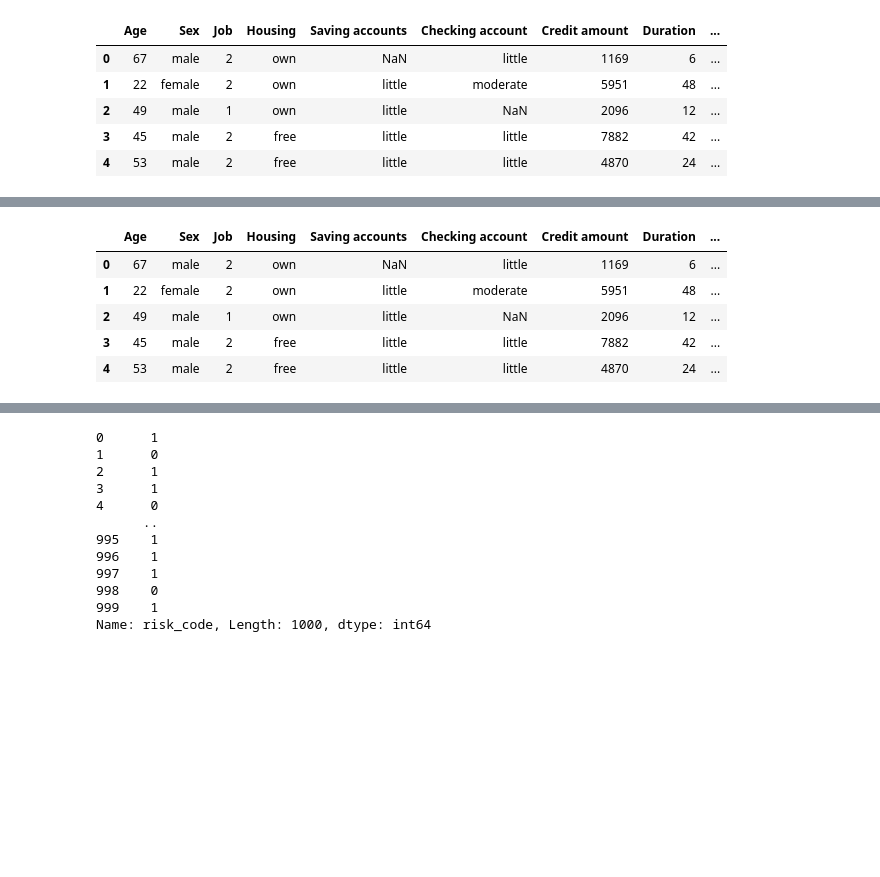
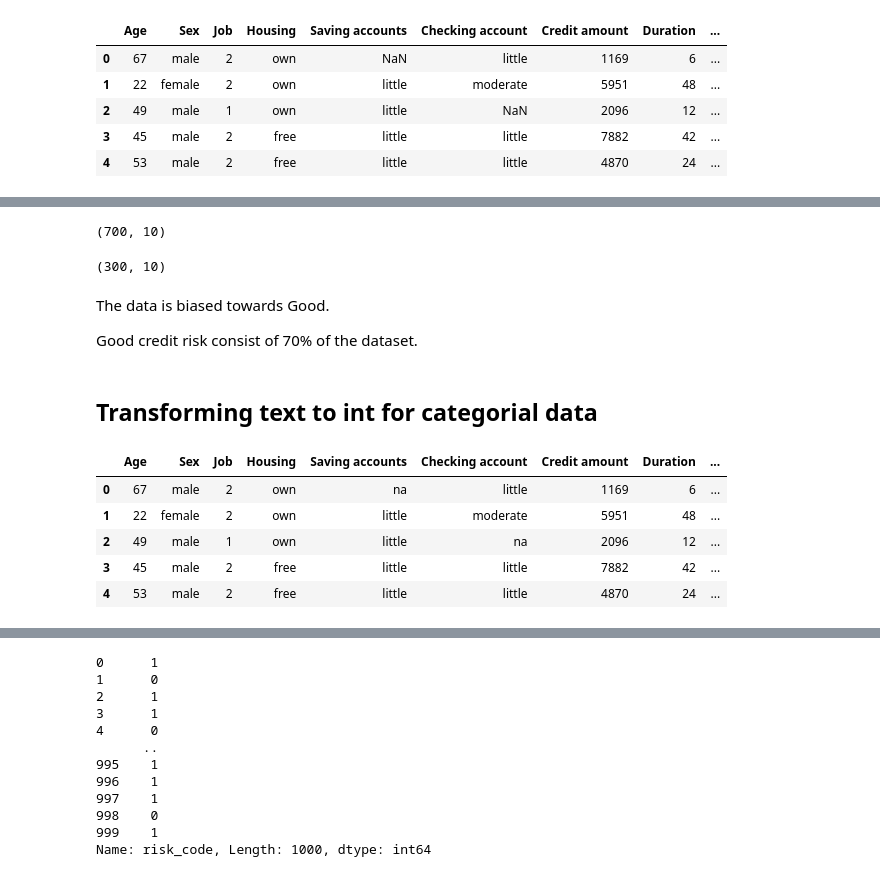
Before and after one commit to dante825/notebookRepo, a Jupyter notebook: creditRiskRating/LogisticRegression.ipynb, the cells around one changed output, grey strips where cells are left out. Saved outputs shown, nothing was run; the diff lists cells and outputs as text; code cells hidden in the pictures; blank space fills up the shorter version.

```diff
--- a/creditRiskRating/LogisticRegression.ipynb
+++ b/creditRiskRating/LogisticRegression.ipynb
@@ -15,0 +39,3 @@ df_credit.head()
+# %%
+df_credit.fillna(value='na', inplace=True)
+df_credit
@@ -16,16 +56,35 @@ df_credit.head()
+# %%
+df_credit[df_credit['Risk']=='good'].shape
+# %% [output]
+(700, 10)
+# %%
+df_credit[df_credit['Risk']=='bad'].shape
+# %% [output]
+(300, 10)
+# %%
+df_credit2 = df_credit.copy()
+# %% [markdown]
+The data is biased towards Good.
+
+Good credit risk consist of 70% of the dataset.
+# %% [markdown]
+## Transforming text to int for categorial data
 # %%
-label = preprocessing.LabelEncoder()
-df_credit['sex_code'] = label.fit_transform(df_credit.Sex)
-df_credit['housing_code'] = label.fit_transform(df_credit.Housing)
-df_credit['savings_acc'] = label.fit_transform(df_credit['Saving accounts'])
-df_credit['checking_acc'] = label.fit_transform(df_credit['Credit amount'])
-df_credit['risk_code'] = label.fit_transform(df_credit['Risk'])
-df_credit['purpose_code'] = label.fit_transform(df_credit['Purpose'])
-df_credit.head()
+# With Ordinal Encoder and Label Encoder
+target_encoder = preprocessing.LabelEncoder()
+label = preprocessing.OrdinalEncoder()
+df_credit2['sex_code'] = label.fit_transform(df_credit2[['Sex']])
+df_credit2['housing_code'] = label.fit_transform(df_credit2[['Housing']])
+df_credit2['savings_acc'] = label.fit_transform(df_credit2[['Saving accounts']])
+df_credit2['checking_acc'] = label.fit_transform(df_credit2[['Checking account']])
+df_credit2['purpose_code'] = label.fit_transform(df_credit2[['Purpose']])
+
+df_credit2['risk_code'] = target_encoder.fit_transform(df_credit2['Risk'])
+df_credit2.head()
 # %% [output]
 |  | Age | Sex | Job | Housing | Saving accounts | Checking account | Credit amount | Duration | ... |
-| 0 | 67 | male | 2 | own | NaN | little | 1169 | 6 | ... |
+| 0 | 67 | male | 2 | own | na | little | 1169 | 6 | ... |
 | 1 | 22 | female | 2 | own | little | moderate | 5951 | 48 | ... |
-| 2 | 49 | male | 1 | own | little | NaN | 2096 | 12 | ... |
+| 2 | 49 | male | 1 | own | little | na | 2096 | 12 | ... |
 | 3 | 45 | male | 2 | free | little | little | 7882 | 42 | ... |
 | 4 | 53 | male | 2 | free | little | little | 4870 | 24 | ... |
```
Also changed, not shown: parts of 10 cells of this notebook.
